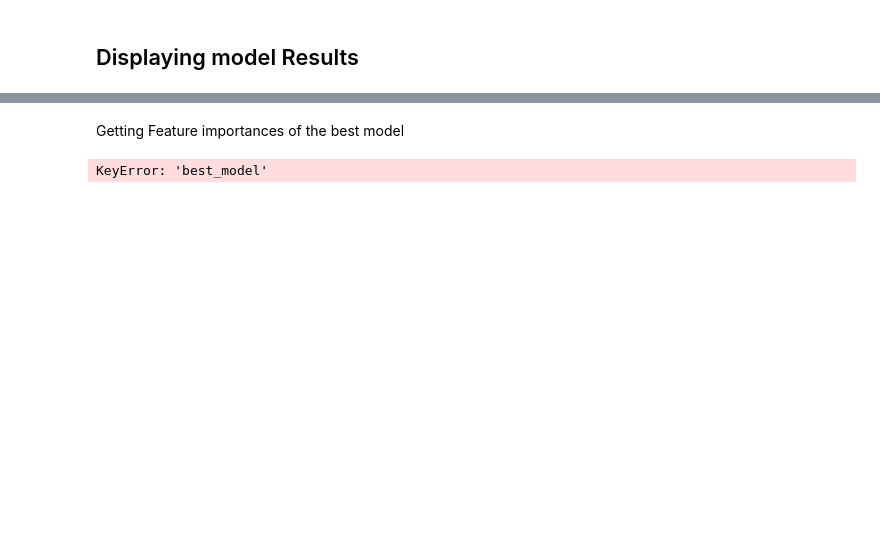
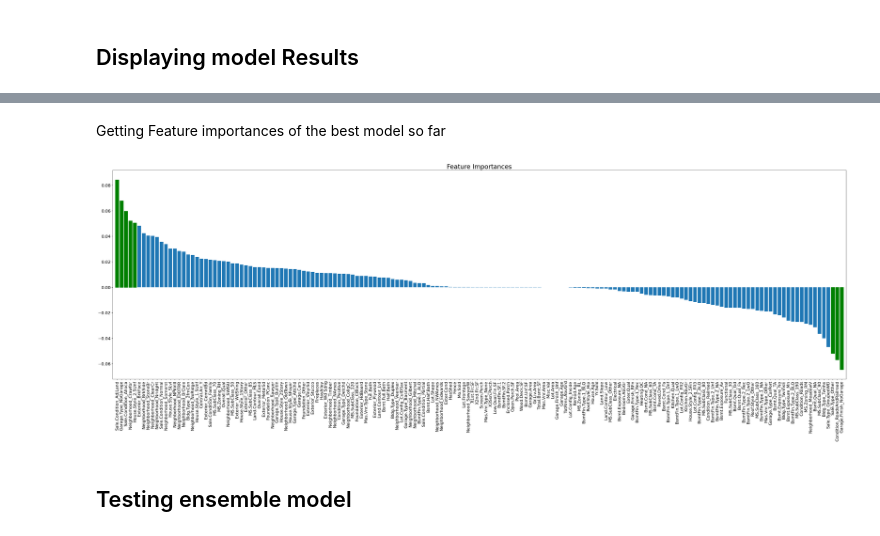
Before and after one commit to AndreCorreaSantos/ames_AndreVictor, a Jupyter notebook: notebooks/03_linear_regression_modeling.ipynb, the cells around one changed output, grey strips where cells are left out. Saved outputs shown, nothing was run; the diff lists cells and outputs as text; code cells hidden in the pictures; blank space fills up the shorter version.

Commit message:
adding new models to train, feature importances and ensemble models

```diff
--- a/notebooks/03_linear_regression_modeling.ipynb
+++ b/notebooks/03_linear_regression_modeling.ipynb
@@ -478,6 +494,6 @@ dummy = DummyModel()
 
 randomForest = RandomForestRegressor()
 decTree = DecisionTreeRegressor()
-# supportVector = SVR()
+sgdRegressor = SGDRegressor()
 elasticModel = ElasticNet()
 dummy = DummyModel()
@@ -547,0 +594,15 @@ baselinePred = baselineModel.predict(Xtest)
+# %%
+from sklearn.model_selection import cross_val_score
+
+# Train and evaluate baseline model
+baselineModel.fit(Xtrain, ytrain)
+baselineScore = -cross_val_score(baselineModel, Xtrain, ytrain, cv=5, scoring='neg_mean_squared_error')
+
+results['Baseline'] = {
+    'best_params': None,
+    'best_score': None,
+    'mean_test_score': baselineScore.mean(),
+    'best_model' : baselineModel
+}
+
+results['Baseline']
@@ -547,0 +614,2 @@ baselinePred = baselineModel.predict(Xtest)
+# %%
+results.pop('Dummy')
@@ -588,7 +658,34 @@ Baseline Error %: 4871.727204223987
 # %% [markdown]
-Getting Feature importances of the best model
+Getting Feature importances of the best model so far
-# %%
-best_model = sorted_results[0][1]['best_model']
-feature_importances = best_model.feature_importances_
-# %% [output]
-KeyError: 'best_model'
+# %%
+import matplotlib.pyplot as plt
+
+# Get feature importances
+best_model = sorted_results[1][1]['best_model']
+importances = best_model.coef_
+
+# Get feature names from Xtrain
+feature_names = model_data.drop(columns=['SalePrice']).copy().columns
+
+# Sort features by importance in descending order
+indices = importances.argsort()[::-1]
+
+# Create a bar chart
+plt.figure(figsize=(40, 15))
+plt.title("Feature Importances", fontsize=24)  # Increase title fontsize
+bars = plt.bar(range(Xtrain.shape[1]), importances[indices], align="center")
+
+# Change color of bars with absolute values greater than 0.6
+for i, bar in enumerate(bars):
+    if abs(importances[indices][i]) > 0.05:
+        bar.set_color('green')
+
+plt.xticks(range(Xtrain.shape[1]), feature_names[indices], rotation=90, fontsize=16)  # Increase x-axis fontsize
+plt.yticks(fontsize=16)  # Increase y-axis fontsize
+plt.xlim([-1, Xtrain.shape[1]])
+plt.tight_layout()
+plt.show()
+# %% [output]
+[figure, added]
+# %% [markdown]
+## Testing ensemble model
```
Also changed, not shown: parts of 21 cells of this notebook, 3 other files.
